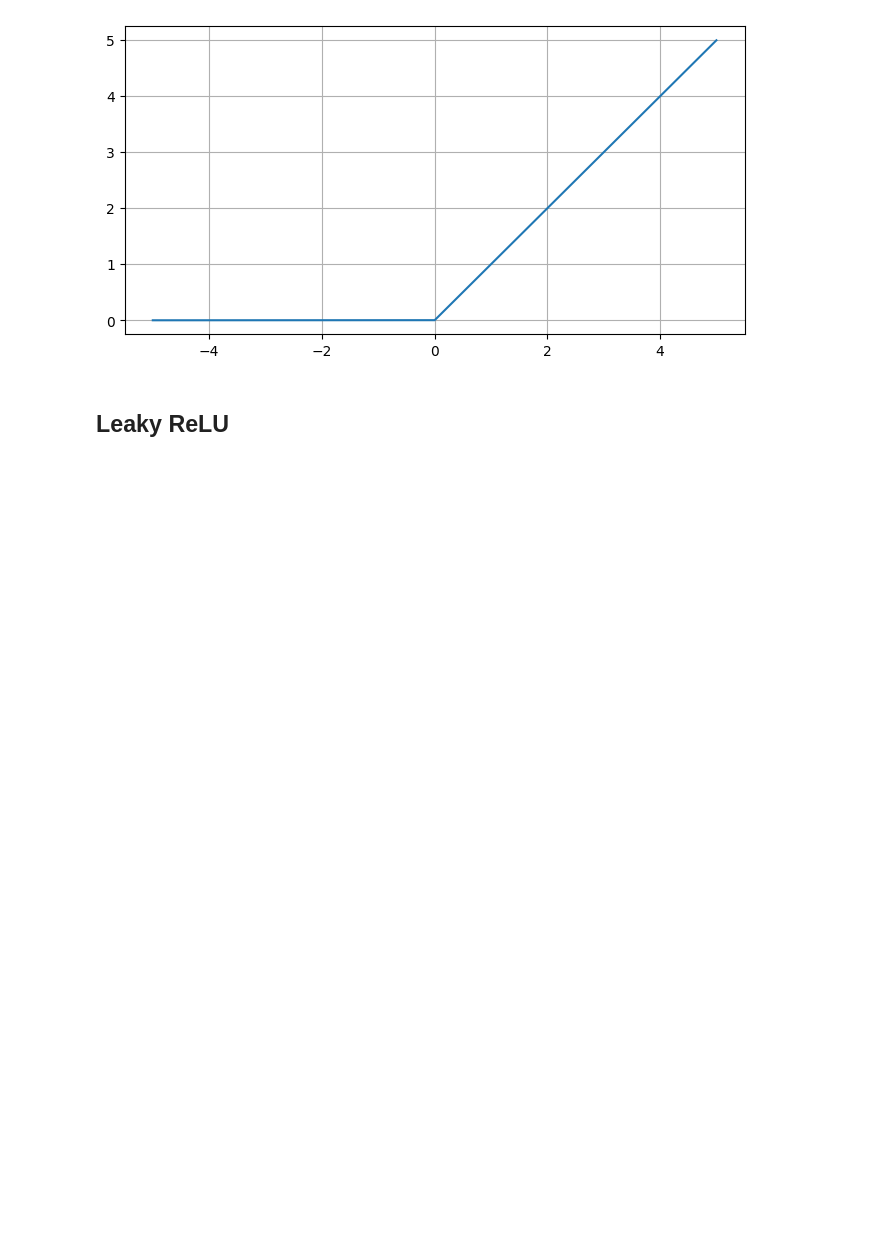
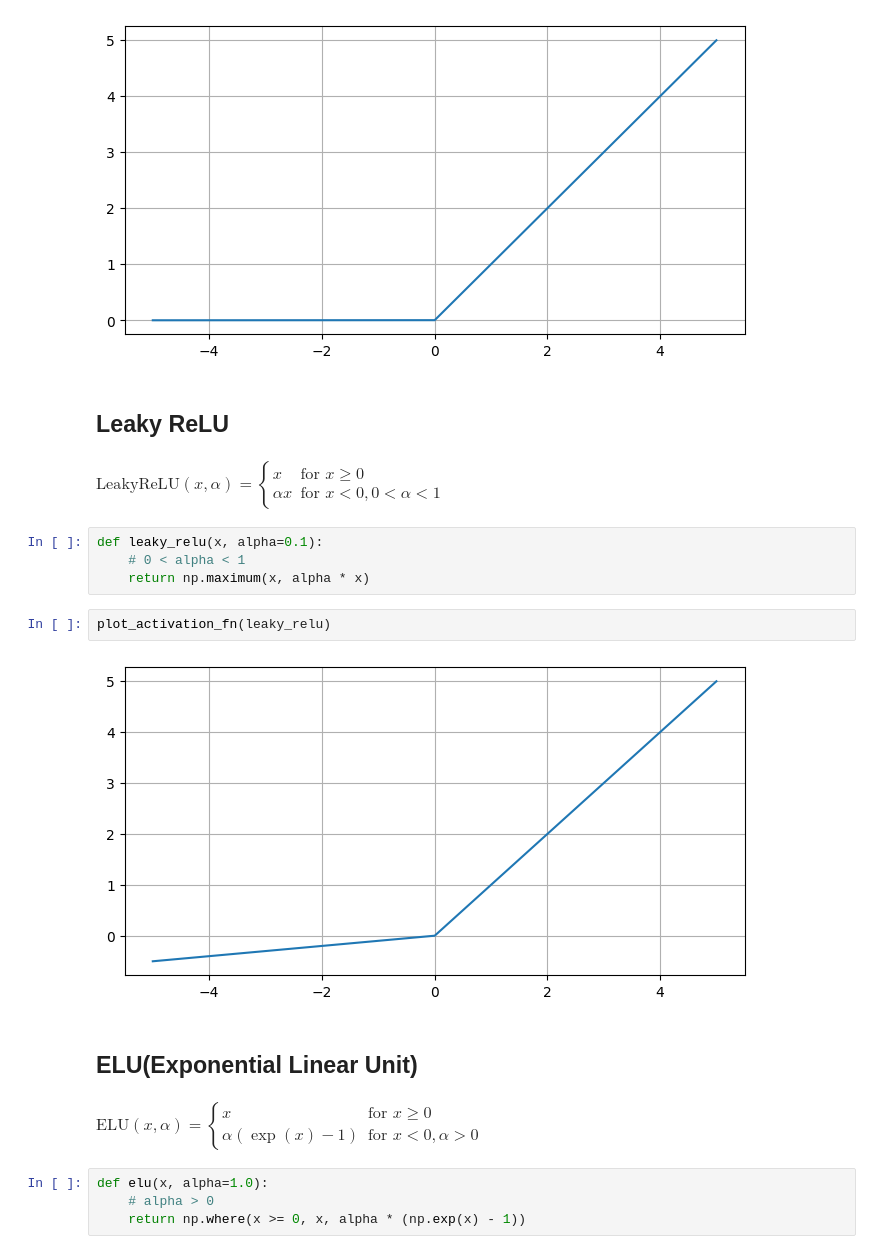
Before and after one commit to JakeOh/202605_BD57, a Jupyter notebook: lab_ml/ml17_ann_mnist.ipynb, the cells around one changed output. Saved outputs shown, nothing was run; the diff lists cells and outputs as text; blank space fills up the shorter version.

Commit message:
활성화 함수(sigmoid, tanh, relu, leaky relu, elu)

```diff
--- a/lab_ml/ml17_ann_mnist.ipynb
+++ b/lab_ml/ml17_ann_mnist.ipynb
@@ -423,3 +423,33 @@ plot_activation_fn(relu)
 [figure]
 # %% [markdown]
 ## Leaky ReLU
+# %% [markdown]
+$
+\text{LeakyReLU}(x, \alpha) =
+    \begin{cases}
+        x & \text{for } x \ge 0 \\
+        \alpha x & \text{for } x \lt 0, 0 \lt \alpha \lt 1
+    \end{cases}
+$
+# %%
+def leaky_relu(x, alpha=0.1):
+    # 0 < alpha < 1
+    return np.maximum(x, alpha * x)
+# %%
+plot_activation_fn(leaky_relu)
+# %% [output]
+[figure, added]
+# %% [markdown]
+## ELU(Exponential Linear Unit)
+# %% [markdown]
+$
+\text{ELU}(x, \alpha) =
+    \begin{cases}
+        x & \text{for } x \ge 0 \\
+        \alpha (\exp(x) - 1) & \text{for } x \lt 0, \alpha \gt 0
+    \end{cases}
+$
+# %%
+def elu(x, alpha=1.0):
+    # alpha > 0
+    return np.where(x >= 0, x, alpha * (np.exp(x) - 1))
```
Also changed, not shown: parts of 11 cells of this notebook.
